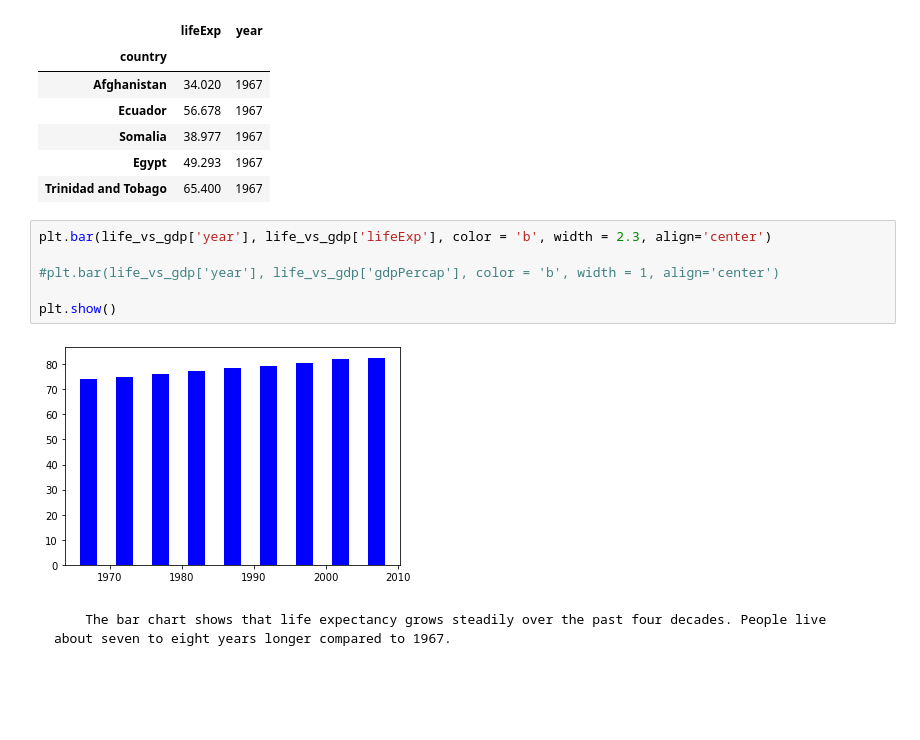
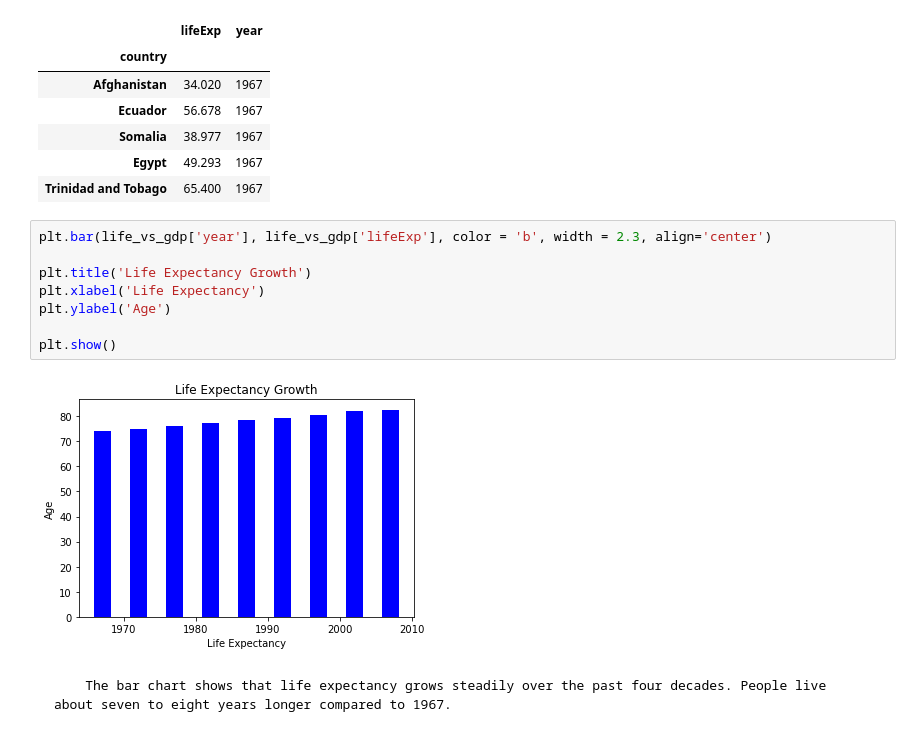
Before and after one commit to ZoeyH28/FeiH, a Jupyter notebook: Python Matplotlib Homework_Wenfei Huang.ipynb, the cells around one changed output. Cells and saved outputs as stored; diff of their text form; blank space fills up the shorter version.

```diff
--- a/Python Matplotlib Homework_Wenfei Huang.ipynb
+++ b/Python Matplotlib Homework_Wenfei Huang.ipynb
@@ -99,11 +103,13 @@ life_vs_gdp.head()
 # %%
 plt.bar(life_vs_gdp['year'], life_vs_gdp['lifeExp'], color = 'b', width = 2.3, align='center')
 
-#plt.bar(life_vs_gdp['year'], life_vs_gdp['gdpPercap'], color = 'b', width = 1, align='center')
+plt.title('Life Expectancy Growth')
+plt.xlabel('Life Expectancy')
+plt.ylabel('Age')
 
 plt.show()
 # %% [output]
-[figure, old version]
+[figure, new version]
 # %% [markdown]
 
         The bar chart shows that life expectancy grows steadily over the past four decades. People live about seven to eight years longer compared to 1967.
```
Also changed, not shown: parts of 4 cells of this notebook.
